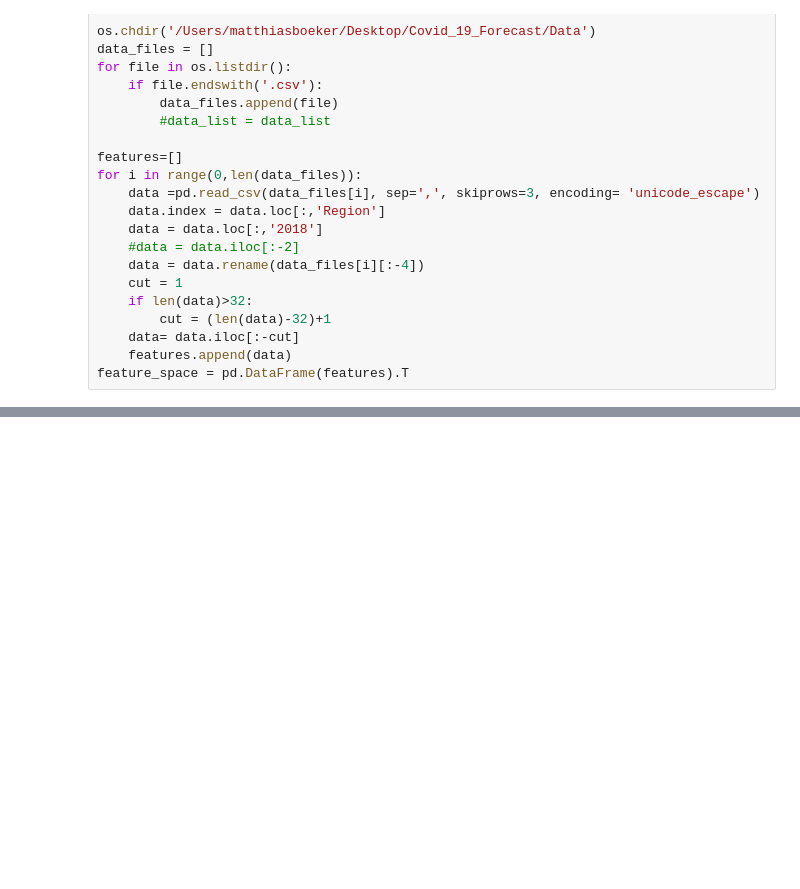
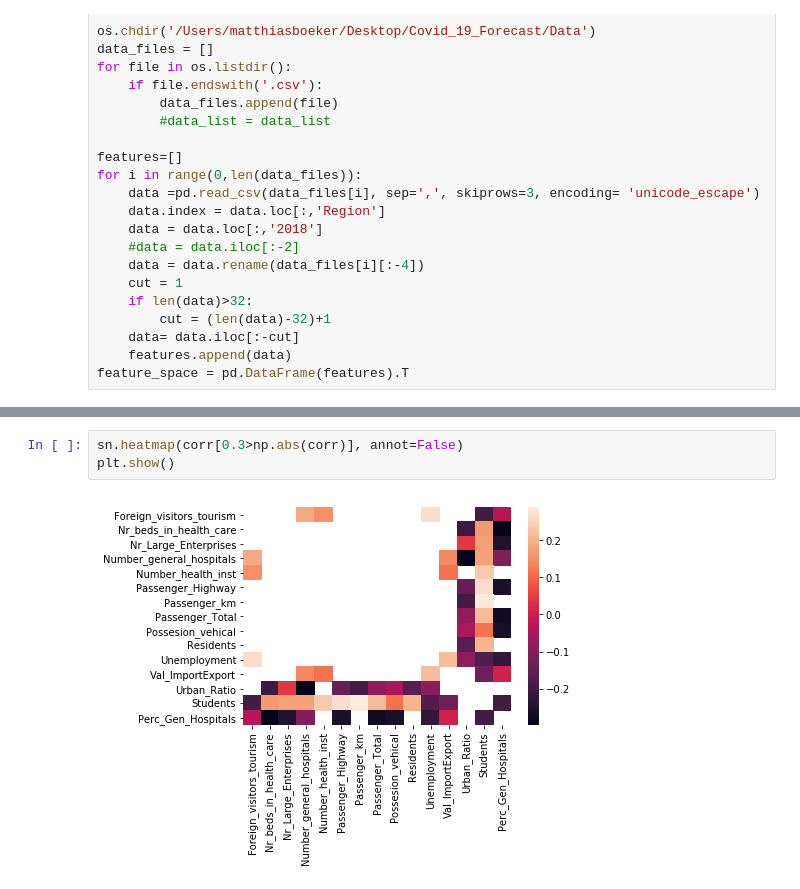
Before and after one commit to matthiasboeker/Covid_19_Forecast, a Jupyter notebook: Notebooks/ARIMA_Approach.ipynb, the cells around one changed output, grey strips where cells are left out. Cells and saved outputs as stored; diff of their text form; blank space fills up the shorter version.

```diff
--- a/Notebooks/ARIMA_Approach.ipynb
+++ b/Notebooks/ARIMA_Approach.ipynb
@@ -221,0 +228,5 @@ Xinjiang            1.999975e+07  >
+# %%
+sn.heatmap(corr[0.3>np.abs(corr)], annot=False)
+plt.show()
+# %% [output]
+[figure, added]
```
Also changed, not shown: parts of 33 cells of this notebook.
